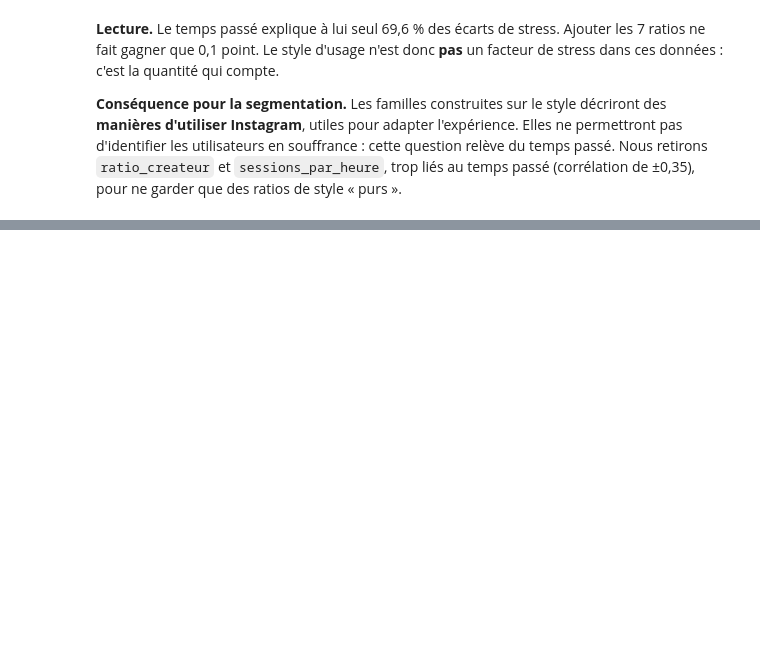
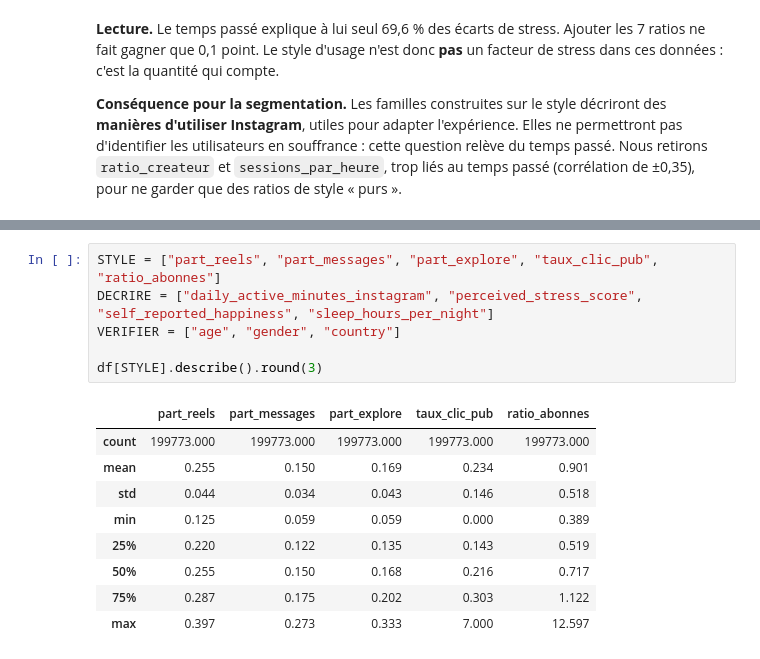
Before and after one commit to Sarah-1099/insta_innov, a Jupyter notebook: segmentation_emmanuelle.ipynb, the cells around one changed output, grey strips where cells are left out. Drawn from its saved outputs; the diff is of its cells as text; blank space fills up the shorter version.

```diff
--- a/segmentation_emmanuelle.ipynb
+++ b/segmentation_emmanuelle.ipynb
@@ -236,0 +244,16 @@ self_reported_happiness : temps seul R² = 0.140 | temps + ratios R² = 0.143
+# %%
+STYLE = ["part_reels", "part_messages", "part_explore", "taux_clic_pub", "ratio_abonnes"]
+DECRIRE = ["daily_active_minutes_instagram", "perceived_stress_score", "self_reported_happiness", "sleep_hours_per_night"]
+VERIFIER = ["age", "gender", "country"]
+
+df[STYLE].describe().round(3)
+# %% [output]
+|  | part_reels | part_messages | part_explore | taux_clic_pub | ratio_abonnes |
+| count | 199773.000 | 199773.000 | 199773.000 | 199773.000 | 199773.000 |
+| mean | 0.255 | 0.150 | 0.169 | 0.234 | 0.901 |
+| std | 0.044 | 0.034 | 0.043 | 0.146 | 0.518 |
+| min | 0.125 | 0.059 | 0.059 | 0.000 | 0.389 |
+| 25% | 0.220 | 0.122 | 0.135 | 0.143 | 0.519 |
+| 50% | 0.255 | 0.150 | 0.168 | 0.216 | 0.717 |
+| 75% | 0.287 | 0.175 | 0.202 | 0.303 | 1.122 |
+| max | 0.397 | 0.273 | 0.333 | 7.000 | 12.597 |
```
Also changed, not shown: parts of 13 cells of this notebook.
